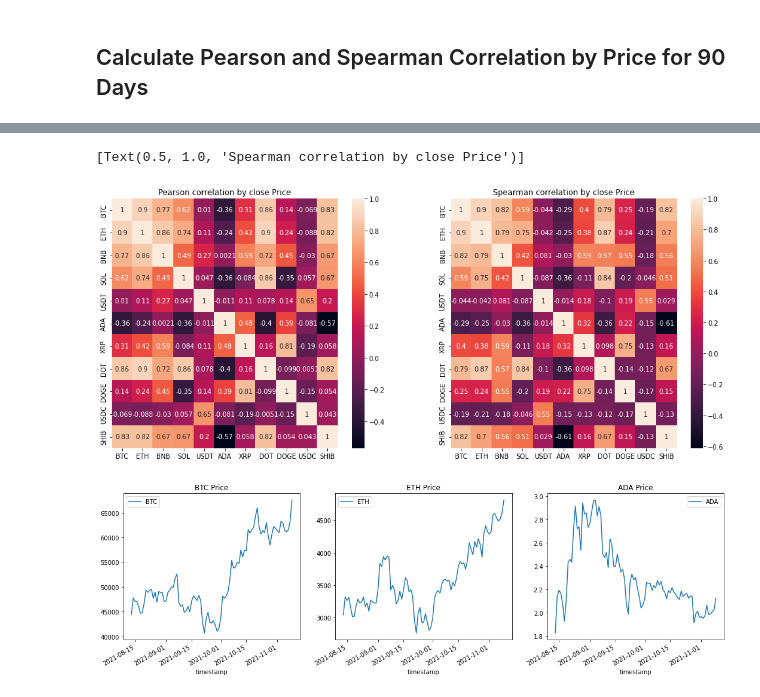
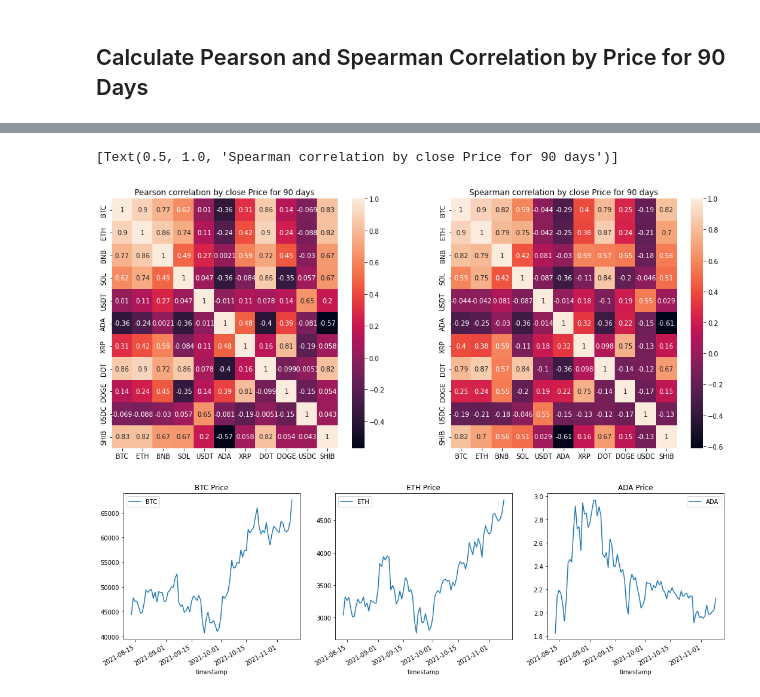
Before and after one commit to webostap/NIR, a Jupyter notebook: crypto_history.ipynb, the cells around one changed output, grey strips where cells are left out. Drawn from its saved outputs; the diff is of its cells as text; code cells hidden in the pictures.

Commit message:
correlation by price

```diff
--- a/crypto_history.ipynb
+++ b/crypto_history.ipynb
@@ -57,14 +57,14 @@ closePrice_df.head()
 # %%
 fig, (ax1, ax2) = plt.subplots(1, 2, sharex=True, figsize=(17,7))
 
 pearson_corr = closePrice_df.corr(method='pearson')
-sns.heatmap(pearson_corr,ax=ax1, annot=True).set(title="Pearson correlation by close Price")
+sns.heatmap(pearson_corr,ax=ax1, annot=True).set(title="Pearson correlation by close Price for 90 days")
 
 spearman_corr = closePrice_df.corr(method='spearman')
-sns.heatmap(spearman_corr,ax=ax2, annot=True).set(title="Spearman correlation by close Price")
+sns.heatmap(spearman_corr,ax=ax2, annot=True).set(title="Spearman correlation by close Price for 90 days")
 # %% [output]
-[Text(0.5, 1.0, 'Spearman correlation by close Price')]
+[Text(0.5, 1.0, 'Spearman correlation by close Price for 90 days')]
-[figure, old version]
+[figure, new version]
 # %%
 fig, axes = plt.subplots(1, 3, sharex=True, figsize=(18,5))
 for i, crypto in enumerate(['BTC', 'ETH', 'ADA']):
```
Also changed, not shown: 1 other file.
